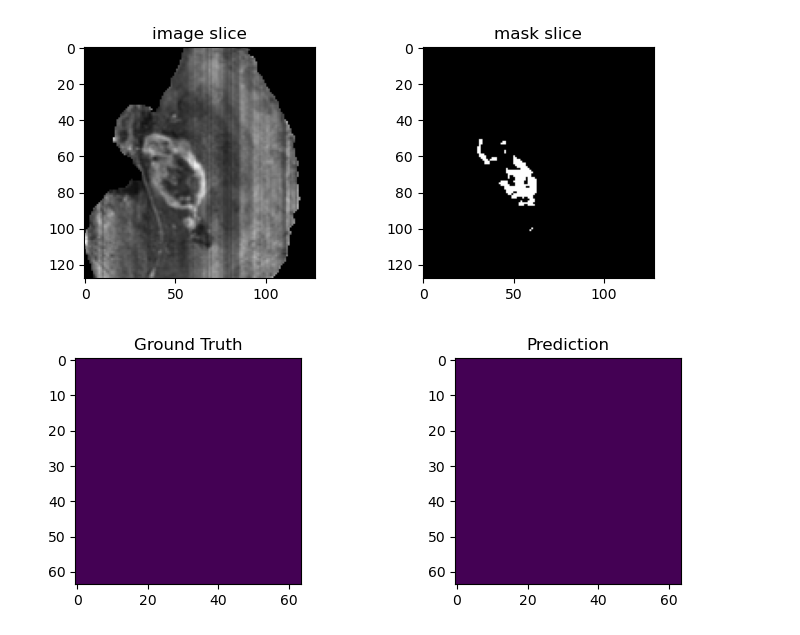
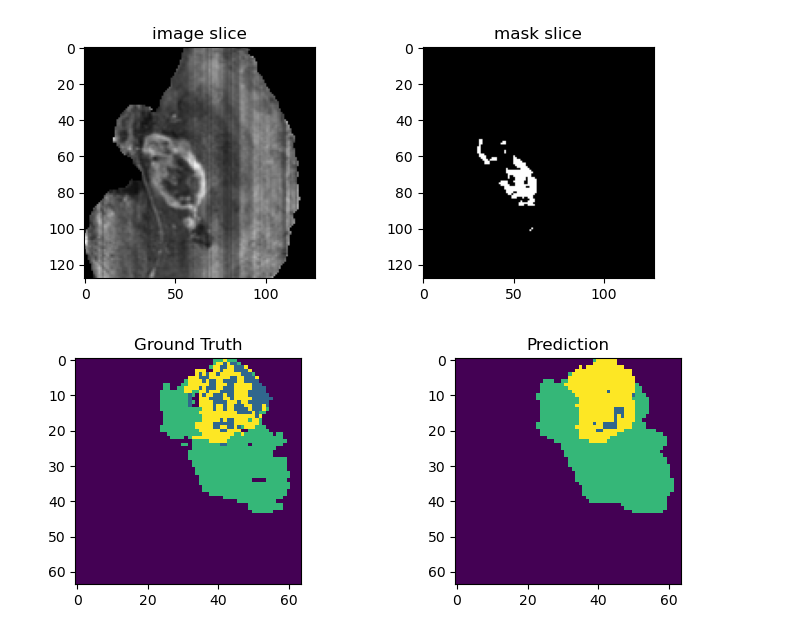
Before and after one commit to Catastrophe9260/brain-tumor-segmentation, a Jupyter notebook: notebooks/exploration.ipynb, the cells around one changed output. Saved outputs shown, nothing was run; the diff lists cells and outputs as text; code cells hidden in the pictures.

```diff
--- a/notebooks/exploration.ipynb
+++ b/notebooks/exploration.ipynb
@@ -112,47 +112,47 @@ from model import ResAtt3DUNet
 model = torch.load('final_weights.pt')
 # %%
 # load model
-model = ResAtt3DUNet(num_filters=64).to(device)
+model = ResAtt3DUNet(num_filters=32).to(device)
 state_dict = torch.load('final_weights.pt', map_location=device)
 model.load_state_dict(state_dict, strict=False)
 model.eval()
 
 # --- Load one test image and mask ---
-image = np.load('/home/omkos333/projects/brain_tumor_seg/data/processed/test/images/image_3.npy')  # shape (3, 64, 64, 64)
-mask = np.load('/home/omkos333/projects/brain_tumor_seg/data/processed/test/masks/mask_3.npy')      # shape (4, 64, 64, 64)
+image = np.load('/home/omkos333/projects/brainseg/data/processed/test/images/image_5.npy')  # shape (3, 64, 64, 64)
+mask = np.load('/home/omkos333/projects/brainseg/data/processed/test/masks/mask_5.npy')      # shape (4, 64, 64, 64)
 
 # --- Convert to torch tensors ---
 image_tensor = torch.from_numpy(image).unsqueeze(0).float().to(device)  # shape (1, 3, 64, 64, 64)
 mask_tensor = torch.from_numpy(mask).float()                            # shape (4, 64, 64, 64)
 
 # --- Predict ---
 with torch.no_grad():
     logits = model(image_tensor)  # shape (1, 4, 64, 64, 64)
     probs = torch.softmax(logits, dim=1)
     pred_mask = torch.argmax(probs, dim=1).squeeze(0).cpu().numpy()  # shape (64, 64, 64)
 
 # --- Get ground truth mask as label map (from one-hot) ---
 true_mask = torch.argmax(mask_tensor, dim=0).numpy()  # shape (64, 64, 64)
 
 # --- Select a slice to view ---
-slice_idx = 10
+slice_idx = 38
 pred_slice = pred_mask[slice_idx]
 true_slice = true_mask[slice_idx]
 
 # --- Plot ---
 plt.figure(figsize=(8, 3))
 plt.subplot(1, 2, 1)
 plt.imshow(true_slice, cmap='viridis')
 plt.title('Ground Truth')
 
 plt.subplot(1, 2, 2)
 plt.imshow(pred_slice, cmap='viridis')
 plt.title('Prediction')
 
 plt.tight_layout()
 plt.show()
 # %% [output]
-[figure, old version]
+[figure, new version]
 # %%
 import plotly.graph_objects as go
 
```
Also changed, not shown: parts of 1 cell of this notebook, 4 other files.
